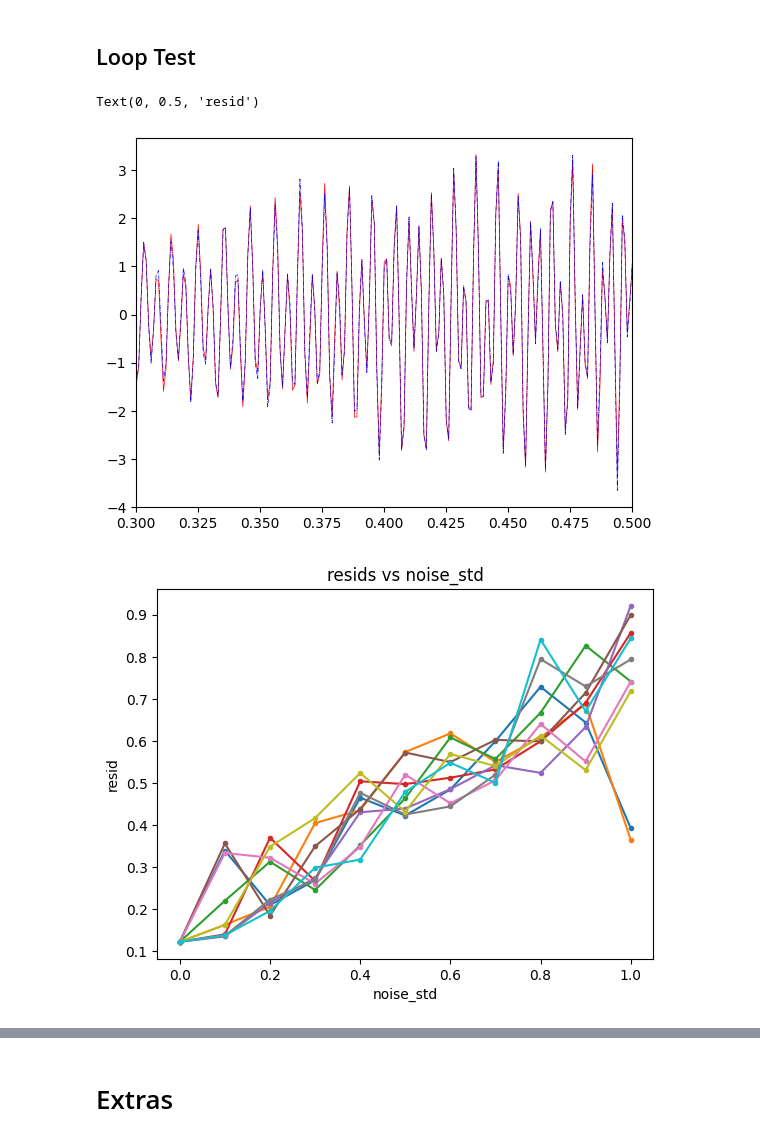
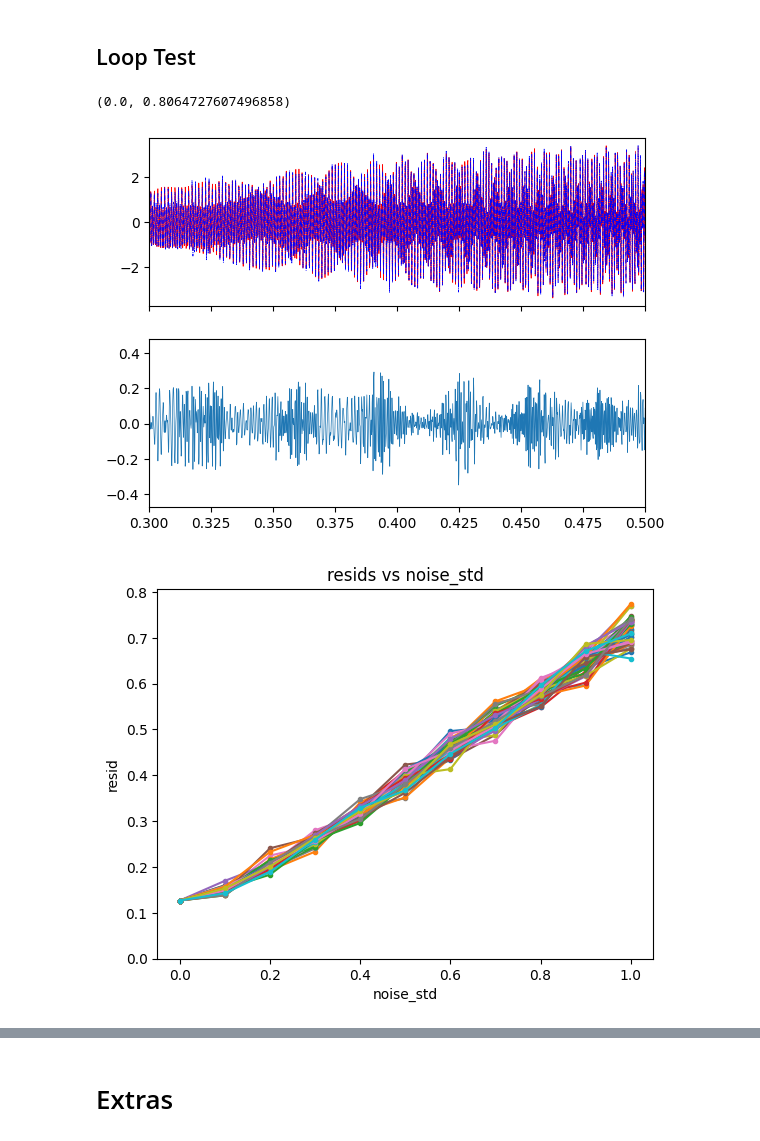
Before and after one commit to nacrocker/automated-segmentation, a Jupyter notebook: maxtree_tests_with_synthetic_data_and_noise.ipynb, the cells around one changed output, grey strips where cells are left out. Drawn from its saved outputs; the diff is of its cells as text; code cells hidden in the pictures.

Commit message:
increasing number of points in spectrogram/time series, and number of trials in noise loop

```diff
--- a/maxtree_tests_with_synthetic_data_and_noise.ipynb
+++ b/maxtree_tests_with_synthetic_data_and_noise.ipynb
@@ -1130,7 +1130,9 @@ example_synthetic_chirp_signal_with_noise=True
 doSignalPlot = True
 doSignalSpectrogramPlot = True
 
-t=np.arange(0,1024/1000,0.001)-.01
+nt=8192
+dt=1.0/8000.0
+t=np.arange(0,nt*dt,dt)
 nt=len(t)
 dt=t[1]-t[0]
 fs=1/dt
@@ -1150,7 +1152,9 @@ t1=t[int(nt/8)+int(nt*3/4)-1]
 chirps.append(Chirp(amp=1.5, t0=t0, t1=t1, f0=0.15*fN, f1=0.7*fN))
 
 sig0 = add_funcsigs(chirps,t)
-noise_generator = np.random.default_rng(seed=12345).normal
+#noise_generator_seed = 12345
+noise_generator_seed = None
+noise_generator = np.random.default_rng(seed=noise_generator_seed).normal
 noise = make_noise(noise_mean, noise_std, t.shape, noise_generator=noise_generator)
 sig = sig0 + noise
 
@@ -1397,6 +1401,7 @@ def stft_sig(sig,win_param='hann',fs=1.0,nperseg=None,overlap=0.0,returnSFT=Fals
 ## end spectrogram_machinery
 
 ## begin modified_Max_Tree class
+max_tree_cl = Max_Tree
 def label_image_components(self,nodeinds,labels,returnLabledNodes=False):
     labled_nodes = np.zeros(self.image.shape)
     np.put(labled_nodes,nodeinds,labels)
@@ -1409,7 +1414,9 @@ max_tree_cl.label_image_components = label_image_components
 ## end modified_Max_Tree class
 
 
-t=np.arange(0,1024/1000,0.001)-.01
+nt=8192
+dt=1.0/8000.0
+t=np.arange(0,nt*dt,dt)
 nt=len(t)
 dt=t[1]-t[0]
 fs=1/dt
@@ -1417,8 +1424,6 @@ fN = fs/2.0
 nfft=(int(np.ceil(np.sqrt(nt))) // 2) * 2
 noverlap=int(nfft/2)
 
-noise_mean=0
-noise_std=1.0
 
 chirps=[]
 
@@ -1429,15 +1434,19 @@ chirps.append(Chirp(amp=2.0, t0=t0, t1=t1, f0=0.3*fN, f1=0.9*fN))
 t0=t[int(nt/8)]
 t1=t[int(nt/8)+int(nt*3/4)-1]
 chirps.append(Chirp(amp=1.5, t0=t0, t1=t1, f0=0.15*fN, f1=0.7*fN))
-noise_generator = np.random.default_rng(seed=12345).normal
 
 sig0 = add_funcsigs(chirps,t)
-sigstft0,fsp,tsp = stft_sig(sig,win_param='hann',fs=fs,nperseg=nfft,overlap=0.5)
+sigstft0,fsp,tsp = stft_sig(sig0,win_param='hann',fs=fs,nperseg=nfft,overlap=0.5)
 sp0 = np.abs(sigstft0)**2
 
 #ntop=10
+
+noise_generator_seed = None
+noise_generator = np.random.default_rng(seed=noise_generator_seed).normal
+noise_mean=0
 noise_stds = np.linspace(0,1.0,11)
-ntrials = 10
+
+ntrials = 50
 resids = np.zeros((len(noise_stds),ntrials))
 saved=dict()
 for istd,noise_std in enumerate(noise_stds):
@@ -1457,36 +1466,38 @@ for istd,noise_std in enumerate(noise_stds):
       #avspecdens=self.volume/self.area
 
       #gain=signaltonoise.copy()
       gain=avspecdens.copy()
       gain_rav=gain.ravel()
 
       mxgnnds = self.maxattrnodes(gain) # for each node, find maxixum gain of itself and its ancecstors
       mxgnnds = self.optimummaxattrnodes(gain,maxattrnodes=mxgnnds) #prune gain-maximum nodes to leave only nodes with no descencdent having higher gain.
       mxgnndinds = np.flatnonzero(mxgnnds)
       mxgnndinds = mxgnndinds[np.argsort(gain.ravel()[mxgnndinds])]
       mxgn=gain*(mxgnnds > 0)
 
       mxgnndslabeltopfill, mxgnndslabeltop = self.label_image_components(mxgnndinds,range(mxgnndinds.size,0,-1),returnLabledNodes=True)
 
       sigstftfilt = sigstft*(mxgnndslabeltopfill > 0)
       sigfilt = SFT.istft(sigstftfilt,k1=nt)
       resids[istd,itr] = np.sqrt(np.mean(np.abs(sigfilt-sig)**2))
       if itr == 0 and istd == 0:
           saved.update(dict(sig=sig,sigfilt=sigfilt))
 
 
-fig, ax = plt.subplots()
-plt.plot(t,saved['sig'],'r',linewidth=0.5)
-plt.plot(t,saved['sigfilt'],'b-.',linewidth=0.5)
+fig, (ax1,ax2) = plt.subplots(2,1,sharex=True)
+ax1.plot(t,saved['sig'],'r',linewidth=0.5)
+ax1.plot(t,saved['sigfilt'],'b-.',linewidth=0.5)
+ax2.plot(t,saved['sigfilt']-saved['sig'],linewidth=0.5)
 plt.xlim(np.array([.1,.3])+0.2)
 
 fig, ax = plt.subplots()
 stdsig0 = np.sqrt(np.mean(np.abs(sig0)**2))
 ax.plot(noise_stds,resids/stdsig0,'.-')
 ax.set_title('resids vs noise_std')
 ax.set_xlabel('noise_std')
 ax.set_ylabel('resid')
+ax.set_ylim(bottom=0)
 # %% [output]
-Text(0, 0.5, 'resid')
+(0.0, 0.8064727607496858)
-[figure, old version]
+[figure, new version]
-[figure, old version]
+[figure, new version]
```
Also changed, not shown: parts of 2 cells of this notebook.
